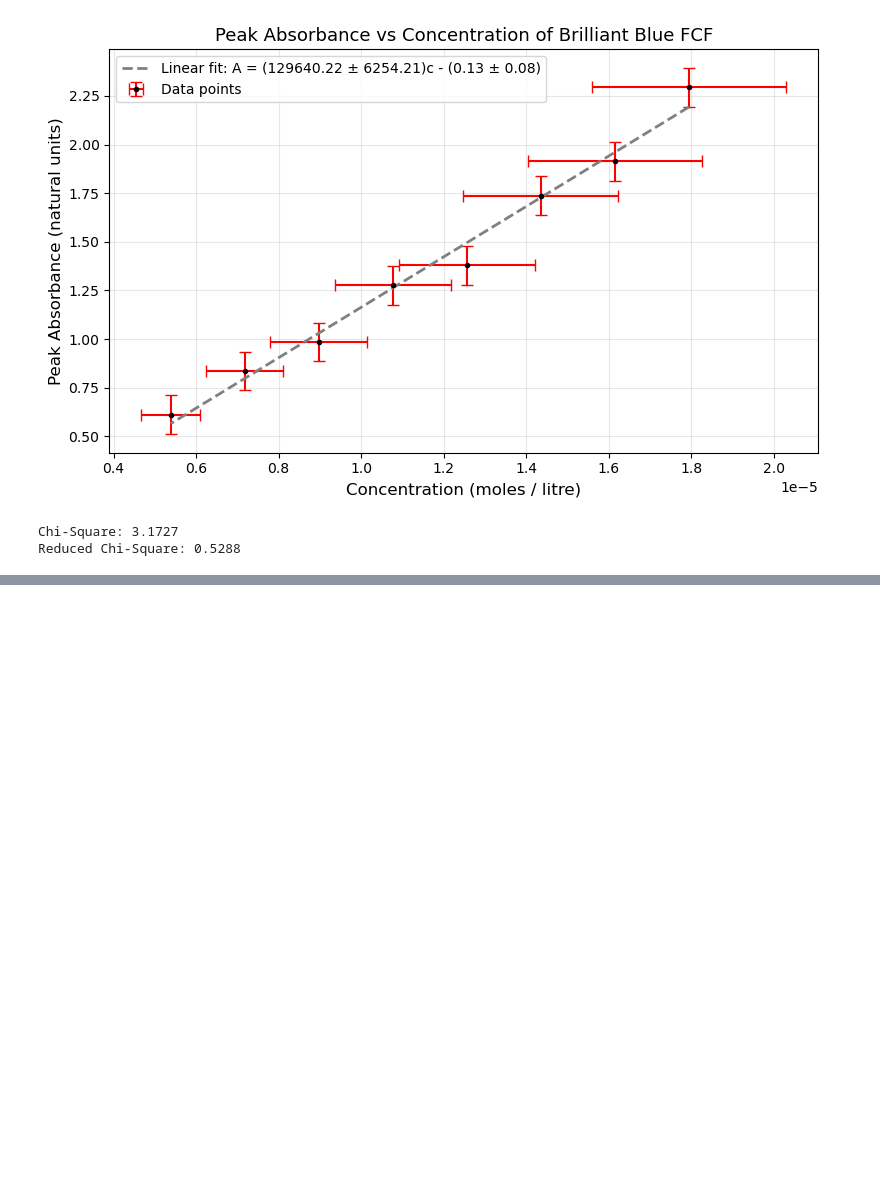
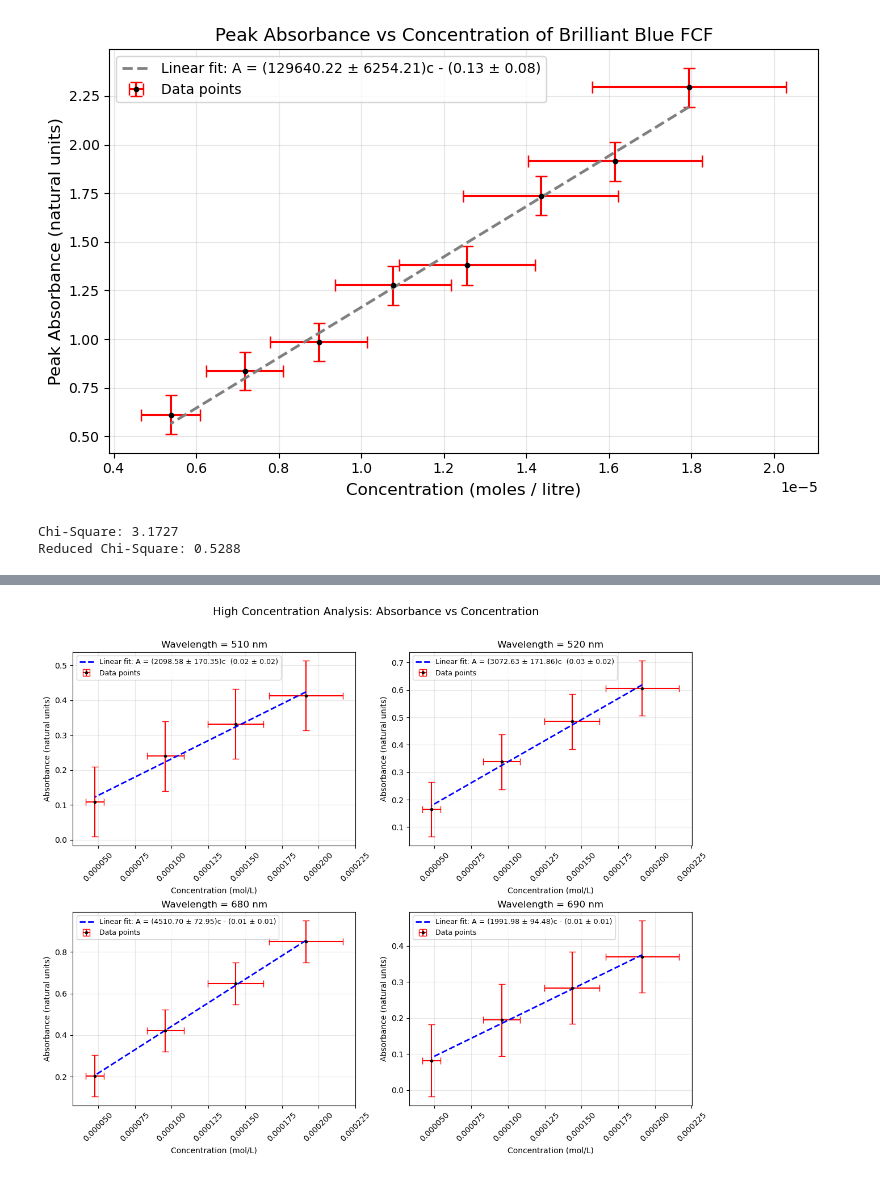
Before and after one commit to mjyazar/Waves-and-Optics-Experiment, a Jupyter notebook: main.ipynb, the cells around one changed output, grey strips where cells are left out. Drawn from its saved outputs; the diff is of its cells as text; code cells hidden in the pictures; blank space fills up the shorter version.

Commit message:
Major additions, particularly analysis for high concentrations

```diff
--- a/main.ipynb
+++ b/main.ipynb
@@ -200,0 +204,15 @@ Reduced Chi-Square: 0.5288
+# %%
+high_data = pd.read_csv('High Concentration Data.csv')
+
+wavelengths = [510, 520, 680, 690]
+
+# Extract wavelength and intensity data
+wavelength_data = np.array(high_data['nm lambda'])
+intensity_data = high_data.iloc[:, 1:].values
+
+absorption_values_dict = {}
+for wl in wavelengths:
+    wavelength_index = np.argmin(np.abs(wavelength_data - wl))
+    absorption_values = intensity_data[wavelength_index, :]
+    absorption_values_dict[wl] = absorption_values
+    print(f'Wavelength: {wl} nm, Index: {wavelength_index}, Intensity Values: {absorption_values}')
@@ -200,0 +250,47 @@ Reduced Chi-Square: 0.5288
+# %%
+absorbance_error = 0.1  # Estimated
+hconcentrations_array = np.array([hc for hc, dhc in high_concs_dict.values()])
+dhconcentrations_array = np.array([dhc for hc, dhc in high_concs_dict.values()])
+
+labels = ['c₀', '3c₀/4', '2c₀/4', 'c₀/4']
+
+fig, axes = plt.subplots(2, 2, figsize=(12, 10))
+axes = axes.flatten()
+
+for i, wl in enumerate(wavelengths):
+    ax = axes[i]
+
+    absorbances = absorption_values_dict[wl]
+
+    ax.errorbar(hconcentrations_array, absorbances, xerr=dhconcentrations_array, yerr=absorbance_error, fmt='o', color='black', ecolor='red', capsize=4, markersize=3, label='Data points')
+
+    regression_stats = stats.linregress(hconcentrations_array, absorbances)
+    slope = regression_stats.slope
+    intercept = regression_stats.intercept
+    intercept_error = regression_stats.intercept_stderr
+    slope_error = regression_stats.stderr
+    print(f"\nLinear regression results for {wl}:\n - Slope: {slope:.5f} ± {slope_error:.5f}\n - Intercept: {intercept:.5f} ± {intercept_error:.5f}")
+
+    best_fit = slope * hconcentrations_array + intercept
+    ax.plot(hconcentrations_array, best_fit, linestyle='--', linewidth=2, color='blue',
+            label=f'Linear fit: A = ({slope:.2f} ± {slope_error:.2f})c {"" if intercept >= 0 else "-"} ({abs(intercept):.2f} ± {intercept_error:.2f})')
+
+    chi_sq = np.sum(((absorbances - (slope * hconcentrations_array + intercept)) / absorbance_error)**2)
+    degrees_of_freedom = len(absorbances) - 2
+    red_chi_sq = chi_sq / degrees_of_freedom
+    print(f"Chi-Square: {chi_sq:.4f}, Reduced Chi-Square: {red_chi_sq:.4f}")
+
+    ax.set_title(f'Wavelength = {wl} nm')
+    ax.set_xlabel('Concentration (mol/L)')
+    plt.setp(ax.get_xticklabels(), rotation=45)
+    ax.set_ylabel('Absorbance (natural units)')
+    ax.grid(alpha=0.3)
+    ax.legend(fontsize=9, loc='upper left')
+
+plt.suptitle('High Concentration Analysis: Absorbance vs Concentration', fontsize=14)
+plt.tight_layout()
+plt.subplots_adjust(top=0.9)
+
+plt.savefig('High Concentration Analysis.png', dpi=300)
+plt.show()
+# %% [output]
@@ -200,0 +316 @@ Reduced Chi-Square: 0.5288
+[figure, added]
```
Also changed, not shown: parts of 7 cells of this notebook, 5 other files.
